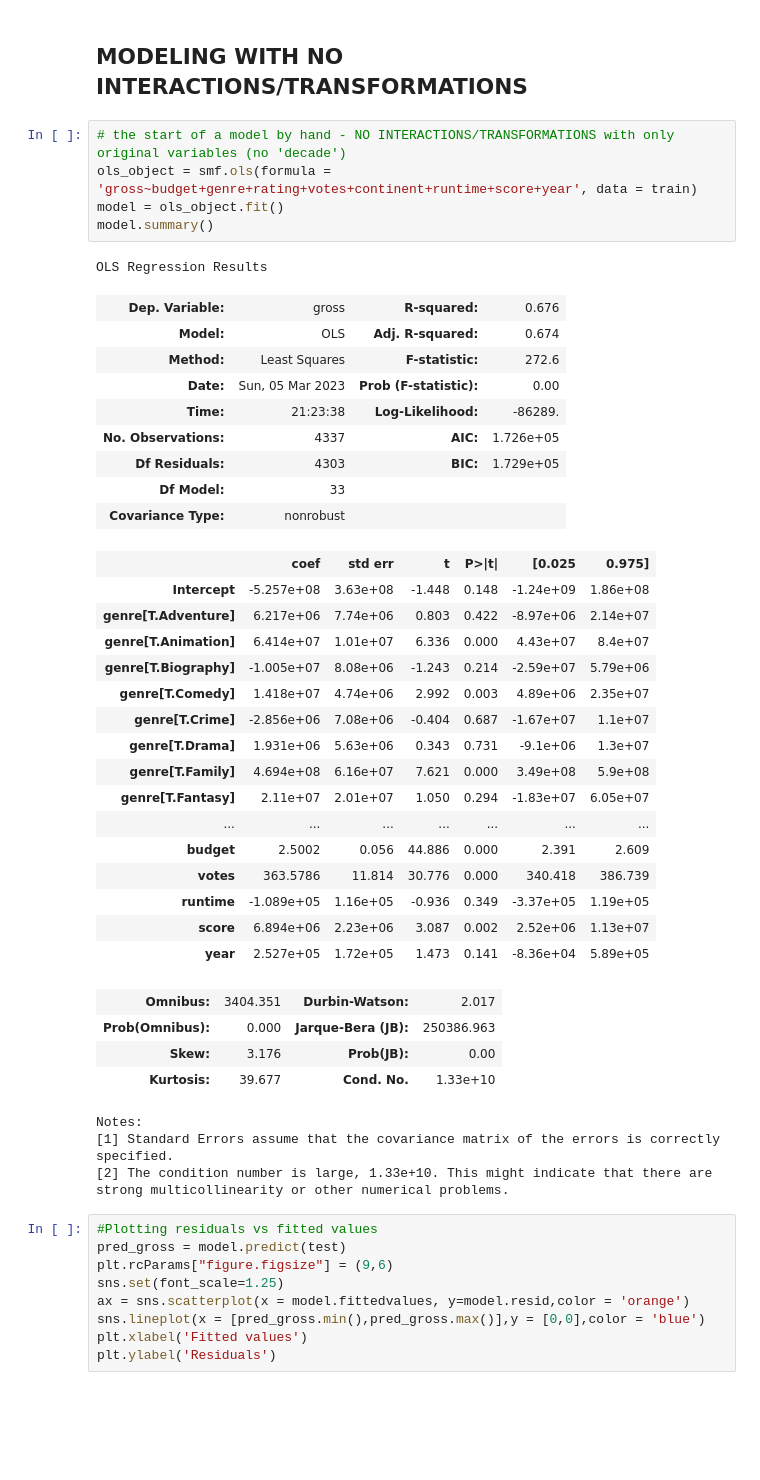
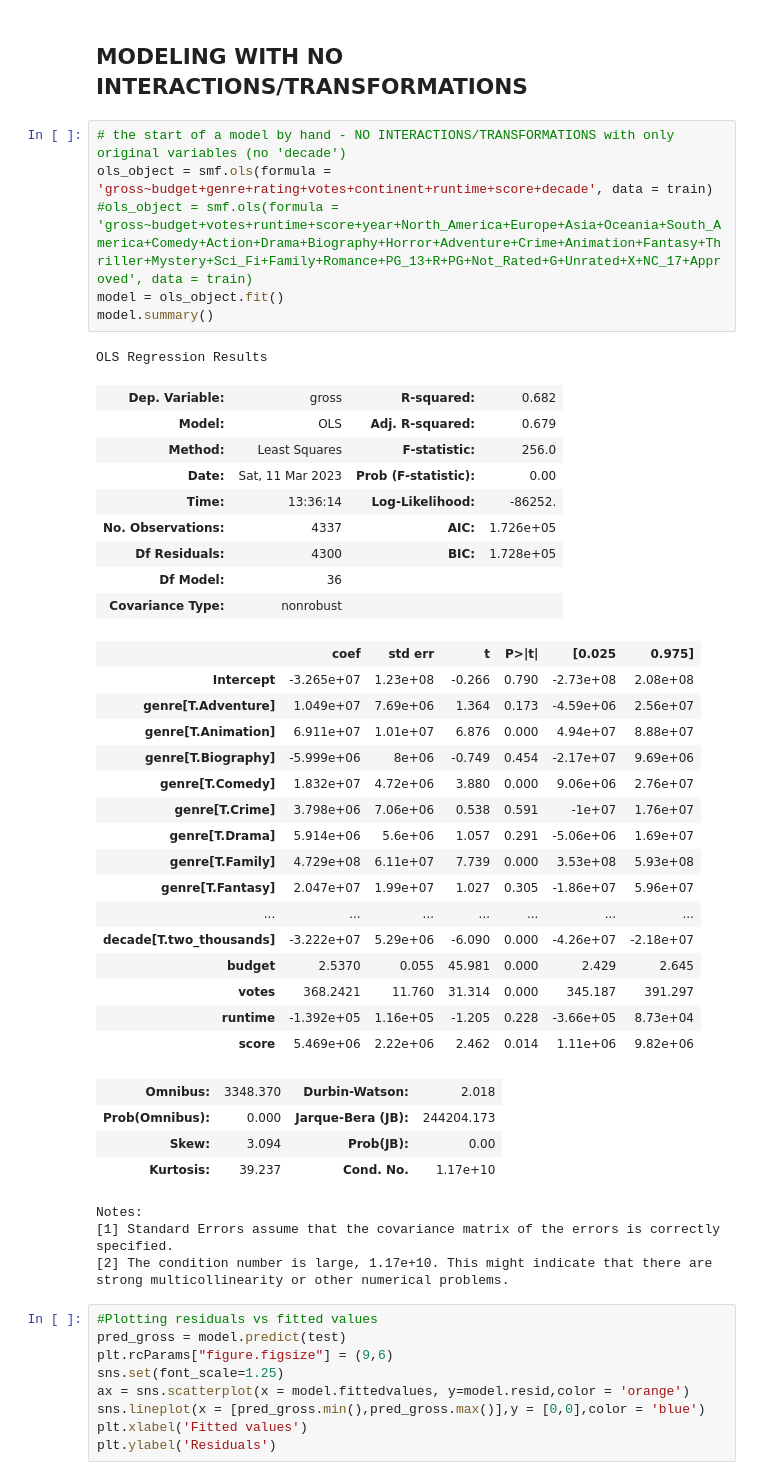
Before and after one commit to isabelgabrielaknight/final-project-303-2, a Jupyter notebook: final_model.ipynb, the cells around one changed output. Cells and saved outputs as stored; diff of their text form; blank space fills up the shorter version.

```diff
--- a/final_model.ipynb
+++ b/final_model.ipynb
@@ -87,43 +106,44 @@ sns.lineplot(data = train, x = 'year', y = 'gross')
 ## MODELING WITH NO INTERACTIONS/TRANSFORMATIONS
 # %%
 # the start of a model by hand - NO INTERACTIONS/TRANSFORMATIONS with only original variables (no 'decade')
-ols_object = smf.ols(formula = 'gross~budget+genre+rating+votes+continent+runtime+score+year', data = train)
+ols_object = smf.ols(formula = 'gross~budget+genre+rating+votes+continent+runtime+score+decade', data = train)
+#ols_object = smf.ols(formula = 'gross~budget+votes+runtime+score+year+North_America+Europe+Asia+Oceania+South_America+Comedy+Action+Drama+Biography+Horror+Adventure+Crime+Animation+Fantasy+Thriller+Mystery+Sci_Fi+Family+Romance+PG_13+R+PG+Not_Rated+G+Unrated+X+NC_17+Approved', data = train)
 model = ols_object.fit()
 model.summary()
 # %% [output]
 OLS Regression Results
-| Dep. Variable: | gross | R-squared: | 0.676 |
-| Model: | OLS | Adj. R-squared: | 0.674 |
-| Method: | Least Squares | F-statistic: | 272.6 |
-| Date: | Sun, 05 Mar 2023 | Prob (F-statistic): | 0.00 |
-| Time: | 21:23:38 | Log-Likelihood: | -86289. |
+| Dep. Variable: | gross | R-squared: | 0.682 |
+| Model: | OLS | Adj. R-squared: | 0.679 |
+| Method: | Least Squares | F-statistic: | 256.0 |
+| Date: | Sat, 11 Mar 2023 | Prob (F-statistic): | 0.00 |
+| Time: | 13:36:14 | Log-Likelihood: | -86252. |
 | No. Observations: | 4337 | AIC: | 1.726e+05 |
-| Df Residuals: | 4303 | BIC: | 1.729e+05 |
-| Df Model: | 33 |  |  |
+| Df Residuals: | 4300 | BIC: | 1.728e+05 |
+| Df Model: | 36 |  |  |
 | Covariance Type: | nonrobust |  |  |
 |  | coef | std err | t | P>|t| | [0.025 | 0.975] |
-| Intercept | -5.257e+08 | 3.63e+08 | -1.448 | 0.148 | -1.24e+09 | 1.86e+08 |
-| genre[T.Adventure] | 6.217e+06 | 7.74e+06 | 0.803 | 0.422 | -8.97e+06 | 2.14e+07 |
-| genre[T.Animation] | 6.414e+07 | 1.01e+07 | 6.336 | 0.000 | 4.43e+07 | 8.4e+07 |
-| genre[T.Biography] | -1.005e+07 | 8.08e+06 | -1.243 | 0.214 | -2.59e+07 | 5.79e+06 |
-| genre[T.Comedy] | 1.418e+07 | 4.74e+06 | 2.992 | 0.003 | 4.89e+06 | 2.35e+07 |
-| genre[T.Crime] | -2.856e+06 | 7.08e+06 | -0.404 | 0.687 | -1.67e+07 | 1.1e+07 |
-| genre[T.Drama] | 1.931e+06 | 5.63e+06 | 0.343 | 0.731 | -9.1e+06 | 1.3e+07 |
-| genre[T.Family] | 4.694e+08 | 6.16e+07 | 7.621 | 0.000 | 3.49e+08 | 5.9e+08 |
-| genre[T.Fantasy] | 2.11e+07 | 2.01e+07 | 1.050 | 0.294 | -1.83e+07 | 6.05e+07 |
+| Intercept | -3.265e+07 | 1.23e+08 | -0.266 | 0.790 | -2.73e+08 | 2.08e+08 |
+| genre[T.Adventure] | 1.049e+07 | 7.69e+06 | 1.364 | 0.173 | -4.59e+06 | 2.56e+07 |
+| genre[T.Animation] | 6.911e+07 | 1.01e+07 | 6.876 | 0.000 | 4.94e+07 | 8.88e+07 |
+| genre[T.Biography] | -5.999e+06 | 8e+06 | -0.749 | 0.454 | -2.17e+07 | 9.69e+06 |
+| genre[T.Comedy] | 1.832e+07 | 4.72e+06 | 3.880 | 0.000 | 9.06e+06 | 2.76e+07 |
+| genre[T.Crime] | 3.798e+06 | 7.06e+06 | 0.538 | 0.591 | -1e+07 | 1.76e+07 |
+| genre[T.Drama] | 5.914e+06 | 5.6e+06 | 1.057 | 0.291 | -5.06e+06 | 1.69e+07 |
+| genre[T.Family] | 4.729e+08 | 6.11e+07 | 7.739 | 0.000 | 3.53e+08 | 5.93e+08 |
+| genre[T.Fantasy] | 2.047e+07 | 1.99e+07 | 1.027 | 0.305 | -1.86e+07 | 5.96e+07 |
 | ... | ... | ... | ... | ... | ... | ... |
-| budget | 2.5002 | 0.056 | 44.886 | 0.000 | 2.391 | 2.609 |
-| votes | 363.5786 | 11.814 | 30.776 | 0.000 | 340.418 | 386.739 |
-| runtime | -1.089e+05 | 1.16e+05 | -0.936 | 0.349 | -3.37e+05 | 1.19e+05 |
-| score | 6.894e+06 | 2.23e+06 | 3.087 | 0.002 | 2.52e+06 | 1.13e+07 |
-| year | 2.527e+05 | 1.72e+05 | 1.473 | 0.141 | -8.36e+04 | 5.89e+05 |
+| decade[T.two_thousands] | -3.222e+07 | 5.29e+06 | -6.090 | 0.000 | -4.26e+07 | -2.18e+07 |
+| budget | 2.5370 | 0.055 | 45.981 | 0.000 | 2.429 | 2.645 |
+| votes | 368.2421 | 11.760 | 31.314 | 0.000 | 345.187 | 391.297 |
+| runtime | -1.392e+05 | 1.16e+05 | -1.205 | 0.228 | -3.66e+05 | 8.73e+04 |
+| score | 5.469e+06 | 2.22e+06 | 2.462 | 0.014 | 1.11e+06 | 9.82e+06 |
-| Omnibus: | 3404.351 | Durbin-Watson: | 2.017 |
-| Prob(Omnibus): | 0.000 | Jarque-Bera (JB): | 250386.963 |
-| Skew: | 3.176 | Prob(JB): | 0.00 |
-| Kurtosis: | 39.677 | Cond. No. | 1.33e+10 |
+| Omnibus: | 3348.370 | Durbin-Watson: | 2.018 |
+| Prob(Omnibus): | 0.000 | Jarque-Bera (JB): | 244204.173 |
+| Skew: | 3.094 | Prob(JB): | 0.00 |
+| Kurtosis: | 39.237 | Cond. No. | 1.17e+10 |
 Notes:
 [1] Standard Errors assume that the covariance matrix of the errors is correctly specified.
-[2] The condition number is large, 1.33e+10. This might indicate that there are
+[2] The condition number is large, 1.17e+10. This might indicate that there are
 strong multicollinearity or other numerical problems.
 # %%
 #Plotting residuals vs fitted values
```
Also changed, not shown: parts of 9 cells of this notebook.
